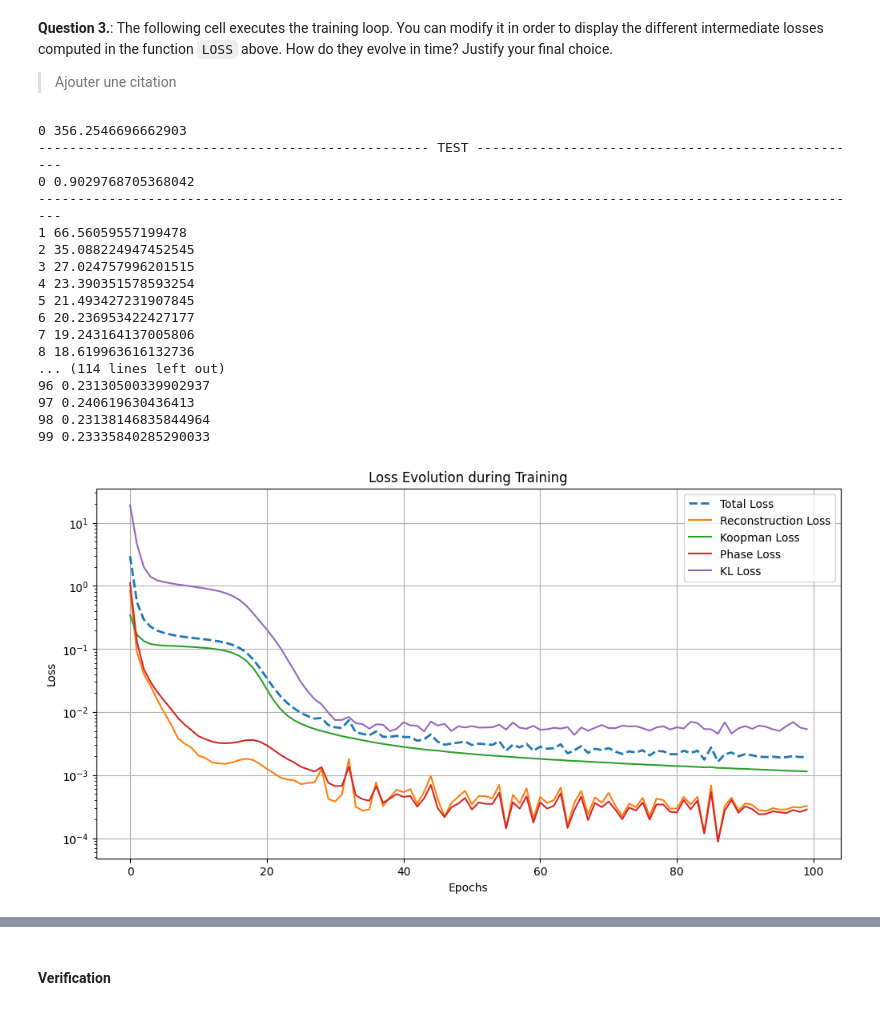
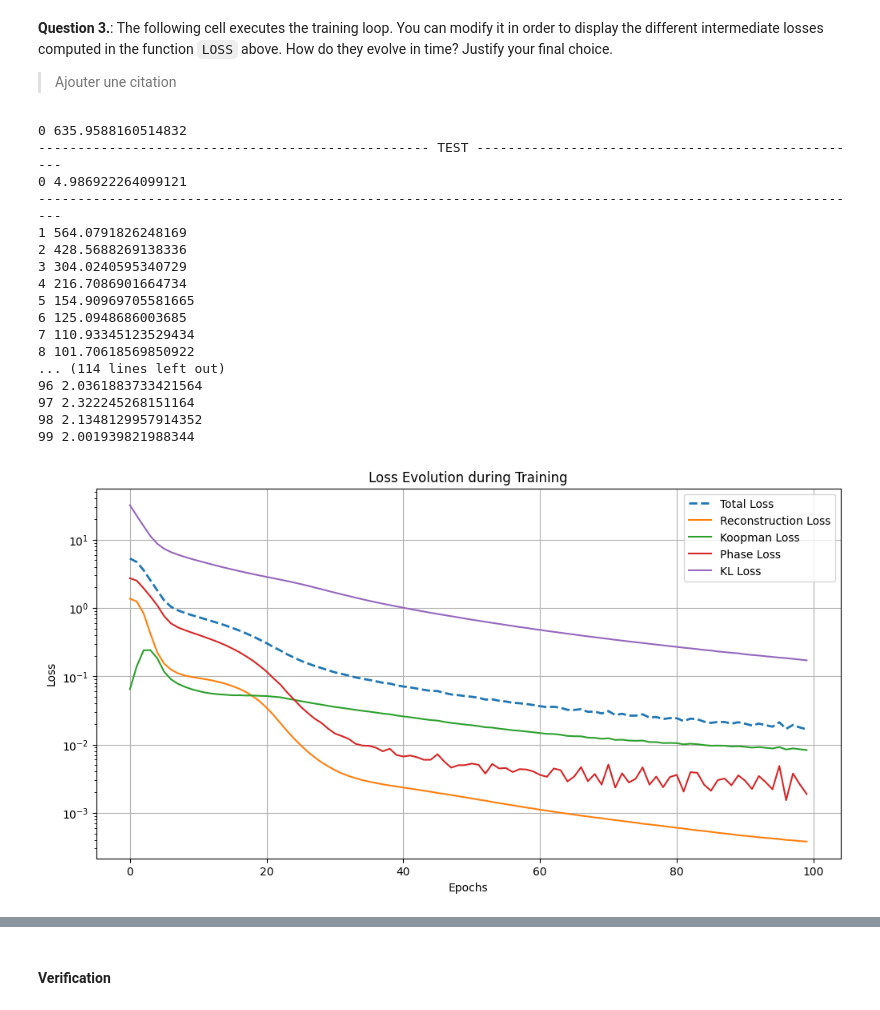
Before and after one commit to theaudaudiffret/Advanced-Deep-Learning, a Jupyter notebook: TP5.ipynb, the cells around one changed output, grey strips where cells are left out. Cells and saved outputs as stored; diff of their text form; code cells hidden in the pictures.

```diff
--- a/TP5.ipynb
+++ b/TP5.ipynb
@@ -329,9 +352,9 @@ print(autoencoder)
 # %%
 learning_rate_autoencoder = 0.0001
-learning_rate_autoencoder = 0.001
+#learning_rate_autoencoder = 0.0005
 
-learning_rate_koopman = 0.00001
-learning_rate_koopman = 0.0001
+#learning_rate_koopman = 0.00001
+learning_rate_koopman = 0.005
 
 optimiser_autoencoder = torch.optim.Adam(autoencoder.parameters(),
                                          lr=learning_rate_autoencoder)
@@ -406,25 +429,34 @@ def loss_koopman(tensor2d_x: torch.Tensor,
     # Reconstruction loss
     loss_reconstruction = criterion(tensor2d_decoded_x, tensor2d_x)
 
+    # Freeze encoder gradients for Koopman prediction loss
+    for p in autoencoder.parameters():
+        p.requires_grad = False
     # Koopman prediction loss in latent space
     loss_koop = criterion(tensor2d_koopman_observable_next, tensor2d_observable_next)
+
+    for p in autoencoder.parameters():
+        p.requires_grad = True
 
     # Prediction error in phase space
     loss_phase = criterion(tensor2d_predict_x_next, tensor2d_x_next)
 
+    for p in autoencoder.parameters():
+        p.requires_grad = False
     # Variational constraint on latent space (KL divergence to N(0,1))
     mean_latent = torch.mean(tensor2d_observable_next, dim=0)
     var_latent = torch.var(tensor2d_observable_next, dim=0)
     loss_kl = 0.5 * torch.sum(mean_latent**2 + var_latent - torch.log(var_latent) - 1)
 
+    for p in autoencoder.parameters():
+        p.requires_grad = True
 
     # Weighted total loss
     loss_reconstruction = 1 * loss_reconstruction
     loss_koop = 15 * loss_koop
     loss_phase = 1 * loss_phase
     loss_kl = 0.5 * loss_kl
-    total_loss = loss_reconstruction + loss_koop + loss_phase + loss_kl/(3+20+4+1)
-
+    total_loss = (loss_reconstruction + loss_phase) + loss_koop + loss_kl/(3+20+4+1)
     return loss_reconstruction, loss_koop, loss_phase, loss_kl, total_loss
 # %% [markdown]
 
@@ -476,9 +508,6 @@ for epoch in range(n_epoch):
 
         tensor2d_predict_x_next = autoencoder.decoder(tensor2d_koopman_observable_next)
 
-        # Freeze encoder gradients for Koopman prediction loss
-        for p in autoencoder.encoder.parameters():
-            p.requires_grad = False
 
 
         loss_reconstruction, loss_koop, loss_phase, loss_kl, tensor_loss_val = loss_koopman(tensor2d_batch_x,
@@ -487,10 +516,6 @@ for epoch in range(n_epoch):
                                        tensor2d_observable_next,
                                        tensor2d_koopman_observable_next,
                                        tensor2d_predict_x_next)
-
-        # Restore encoder gradients after computing Koopman prediction loss
-        for p in autoencoder.encoder.parameters():
-            p.requires_grad = True
 
         tensor_loss_val.backward()
         optimiser_autoencoder.step()
@@ -538,48 +563,49 @@ for epoch in range(n_epoch):
                 _,_,_,_,tensor_loss_val = loss_koopman(tensor2d_batch_x,
                                                tensor2d_batch_x_next,
                                                tensor2d_decoded_x,
                                                tensor2d_observable_next,
                                                tensor2d_koopman_observable_next,
                                                tensor2d_predict_x_next)
 
             total_test_loss += tensor_loss_val.item()
             print('-' * 50, 'TEST', '-' * 50)
             print(epoch, total_test_loss)
             print('-' * 106)
 
 # Plot loss curves
 plt.figure(figsize=(12, 6))
 plt.plot(train_losses, label="Total Loss", linestyle="--", linewidth=2)
 plt.plot(loss_recon_list, label="Reconstruction Loss")
 plt.plot(loss_koopman_list, label="Koopman Loss")
 plt.plot(loss_phase_list, label="Phase Loss")
 plt.plot(loss_kl_list, label="KL Loss")
 plt.xlabel("Epochs")
 plt.ylabel("Loss")
+
 plt.title("Loss Evolution during Training")
 plt.legend()
 plt.grid()
 plt.yscale('log')
 plt.show()
 # %% [output]
-0 356.2546696662903
+0 635.9588160514832
 -------------------------------------------------- TEST --------------------------------------------------
-0 0.9029768705368042
+0 4.986922264099121
 ----------------------------------------------------------------------------------------------------------
-1 66.56059557199478
-2 35.088224947452545
-3 27.024757996201515
-4 23.390351578593254
-5 21.493427231907845
-6 20.236953422427177
-7 19.243164137005806
-8 18.619963616132736
+1 564.0791826248169
+2 428.5688269138336
+3 304.0240595340729
+4 216.7086901664734
+5 154.90969705581665
+6 125.0948686003685
+7 110.93345123529434
+8 101.70618569850922
 ... (114 lines left out)
-96 0.23130500339902937
-97 0.240619630436413
-98 0.23138146835844964
-99 0.23335840285290033
+96 2.0361883733421564
+97 2.322245268151164
+98 2.1348129957914352
+99 2.001939821988344
-[figure, old version]
+[figure, new version]
 # %%
 plt.figure(figsize=(12, 6))
 plt.plot(train_losses, label="Total Loss", linestyle="--", linewidth=2)
```
Also changed, not shown: parts of 14 cells of this notebook.
